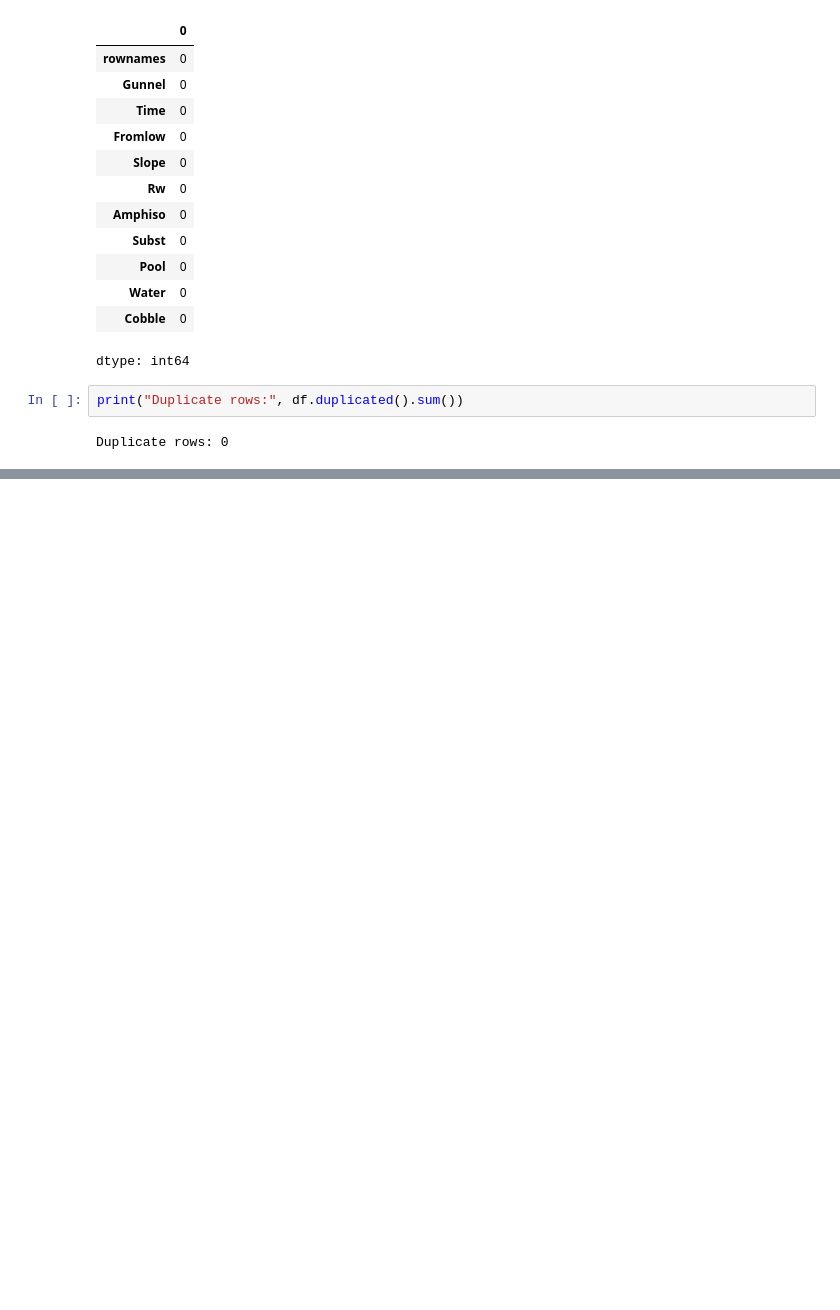
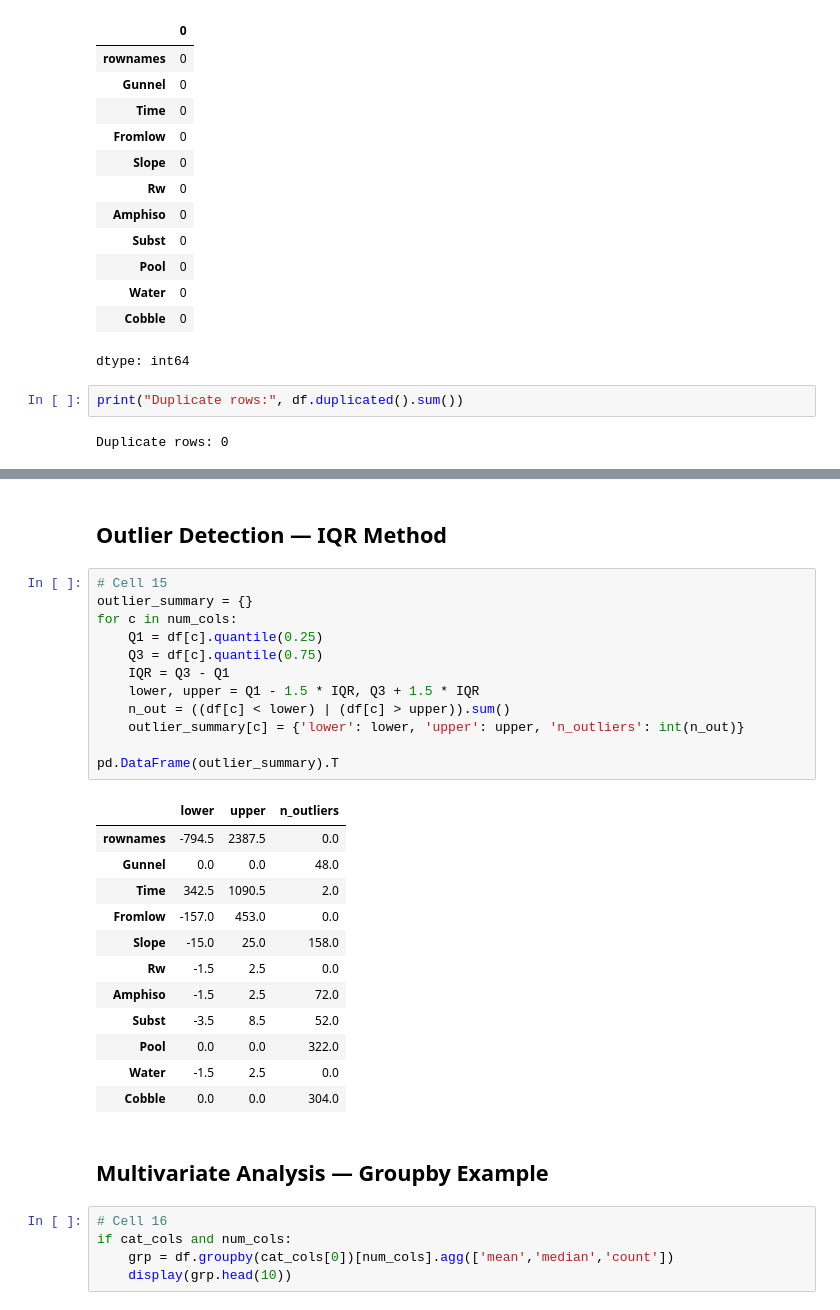
Before and after one commit to Naman397/Exploratory_Data_Analysis, a Jupyter notebook: 22BDS0021.ipynb, the cells around one changed output, grey strips where cells are left out. Drawn from its saved outputs; the diff is of its cells as text; blank space fills up the shorter version.

```diff
--- a/22BDS0021.ipynb
+++ b/22BDS0021.ipynb
@@ -77,0 +183,34 @@ df.describe()
+# %% [markdown]
+## Outlier Detection — IQR Method
+# %%
+# Cell 15
+outlier_summary = {}
+for c in num_cols:
+    Q1 = df[c].quantile(0.25)
+    Q3 = df[c].quantile(0.75)
+    IQR = Q3 - Q1
+    lower, upper = Q1 - 1.5 * IQR, Q3 + 1.5 * IQR
+    n_out = ((df[c] < lower) | (df[c] > upper)).sum()
+    outlier_summary[c] = {'lower': lower, 'upper': upper, 'n_outliers': int(n_out)}
+
+pd.DataFrame(outlier_summary).T
+# %% [output]
+|  | lower | upper | n_outliers |
+| rownames | -794.5 | 2387.5 | 0.0 |
+| Gunnel | 0.0 | 0.0 | 48.0 |
+| Time | 342.5 | 1090.5 | 2.0 |
+| Fromlow | -157.0 | 453.0 | 0.0 |
+| Slope | -15.0 | 25.0 | 158.0 |
+| Rw | -1.5 | 2.5 | 0.0 |
+| Amphiso | -1.5 | 2.5 | 72.0 |
+| Subst | -3.5 | 8.5 | 52.0 |
+| Pool | 0.0 | 0.0 | 322.0 |
+| Water | -1.5 | 2.5 | 0.0 |
+| Cobble | 0.0 | 0.0 | 304.0 |
+# %% [markdown]
+## Multivariate Analysis — Groupby Example
+# %%
+# Cell 16
+if cat_cols and num_cols:
+    grp = df.groupby(cat_cols[0])[num_cols].agg(['mean','median','count'])
+    display(grp.head(10))
```
Also changed, not shown: parts of 11 cells of this notebook.
